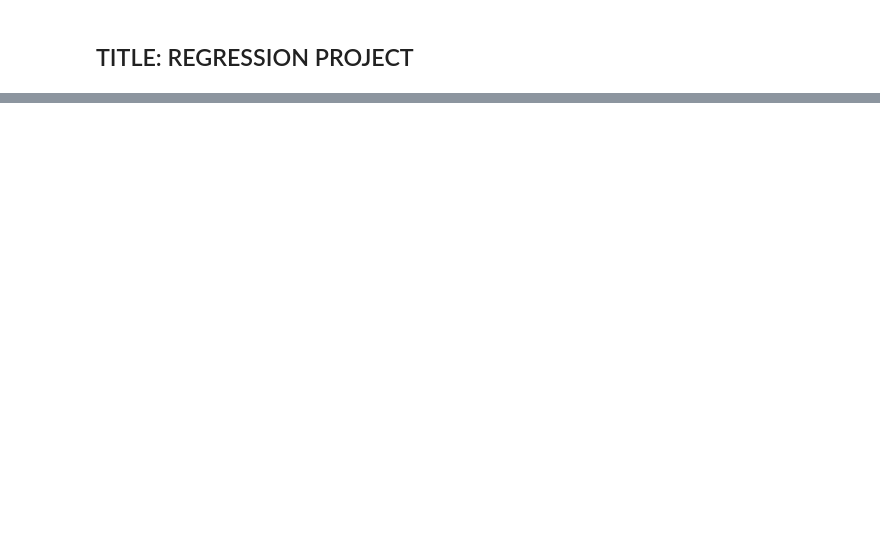
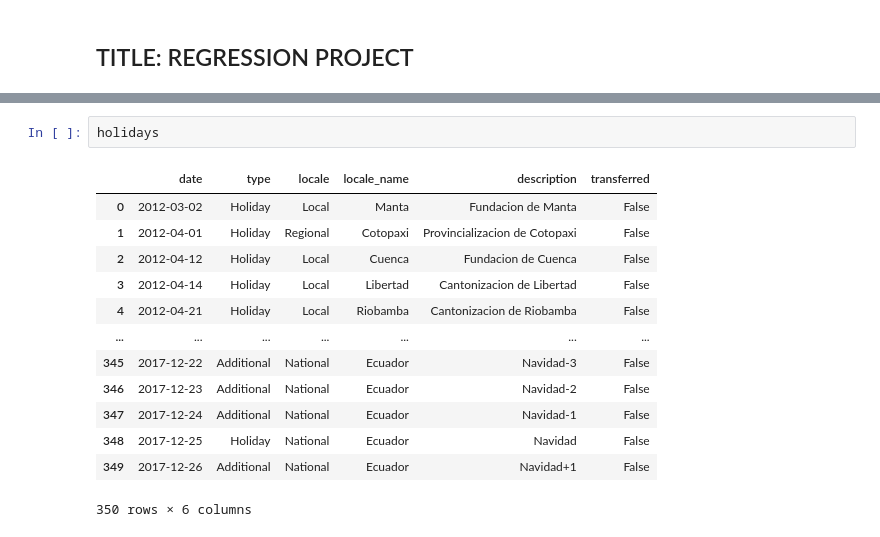
Before and after one commit to codedzifa/Regression-Project, a Jupyter notebook: Regression.ipynb, the cells around one changed output, grey strips where cells are left out. Cells and saved outputs as stored; diff of their text form; blank space fills up the shorter version.

```diff
--- a/Regression.ipynb
+++ b/Regression.ipynb
@@ -22,0 +71,16 @@ import dotenv
+# %%
+holidays
+# %% [output]
+|  | date | type | locale | locale_name | description | transferred |
+| 0 | 2012-03-02 | Holiday | Local | Manta | Fundacion de Manta | False |
+| 1 | 2012-04-01 | Holiday | Regional | Cotopaxi | Provincializacion de Cotopaxi | False |
+| 2 | 2012-04-12 | Holiday | Local | Cuenca | Fundacion de Cuenca | False |
+| 3 | 2012-04-14 | Holiday | Local | Libertad | Cantonizacion de Libertad | False |
+| 4 | 2012-04-21 | Holiday | Local | Riobamba | Cantonizacion de Riobamba | False |
+| ... | ... | ... | ... | ... | ... | ... |
+| 345 | 2017-12-22 | Additional | National | Ecuador | Navidad-3 | False |
+| 346 | 2017-12-23 | Additional | National | Ecuador | Navidad-2 | False |
+| 347 | 2017-12-24 | Additional | National | Ecuador | Navidad-1 | False |
+| 348 | 2017-12-25 | Holiday | National | Ecuador | Navidad | False |
+| 349 | 2017-12-26 | Additional | National | Ecuador | Navidad+1 | False |
+350 rows × 6 columns
```
Also changed, not shown: parts of 11 cells of this notebook.
